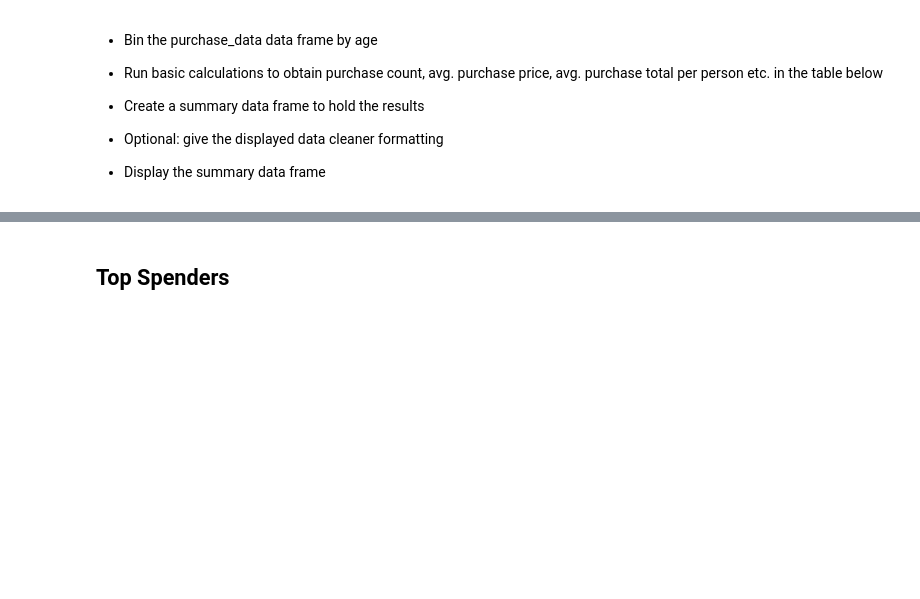
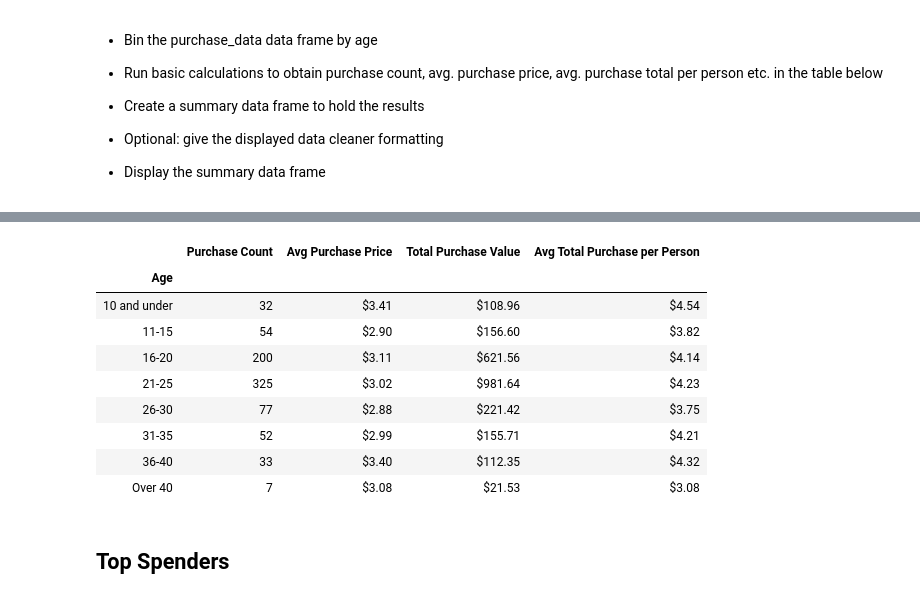
Before and after one commit to sruelle/pandas-challenge, a Jupyter notebook: HeroesofPymoli/HeroesOfPymoli_starter.ipynb, the cells around one changed output, grey strips where cells are left out. Drawn from its saved outputs; the diff is of its cells as text; code cells hidden in the pictures; blank space fills up the shorter version.

```diff
--- a/HeroesofPymoli/HeroesOfPymoli_starter.ipynb
+++ b/HeroesofPymoli/HeroesOfPymoli_starter.ipynb
@@ -187,3 +276,50 @@ pd.DataFrame(purchase_data["Gender"].value_counts())
+# %%
+#set empty lists for avg purchase price and avg purchase binned by age
+ageAvgPurchasePrice = []
+ageAvgPurchase = []
+
+#for each age bin, calculate avg purchase price and avg purchase per person
+for i in range(len(ageBinNames)):
+    ageAvgPurchasePrice.append(ageValue[i] / agePurchasesList[i])
+    ageAvgPurchase.append(ageValue[i] / ageCountList[i])
+
+#create age purchase analysis table
+agePurchaseAnalysis = pd.DataFrame({"Age": ageBinNames,
+                                     "Purchase Count": agePurchasesList,
+                                    "Avg Purchase Price": ageAvgPurchasePrice,
+                                     "Total Purchase Value": ageValue,
+                                    "Avg Total Purchase per Person": ageAvgPurchase
+                                    })
+
+agePurchaseAnalysis = agePurchaseAnalysis[["Age",
+                                           "Purchase Count",
+                                           "Avg Purchase Price",
+                                           "Total Purchase Value",
+                                           "Avg Total Purchase per Person"
+                                          ]]
+
+#format average purchase price, total purchase value, and avg total purchase per person as currency
+agePurchaseAnalysis["Avg Purchase Price"] = agePurchaseAnalysis["Avg Purchase Price"].map("${:.2f}".format)
+agePurchaseAnalysis["Total Purchase Value"] = agePurchaseAnalysis["Total Purchase Value"].map("${:.2f}".format)
+agePurchaseAnalysis["Avg Total Purchase per Person"] = agePurchaseAnalysis["Avg Total Purchase per Person"].map("${:.2f}".format)
+
+agePurchaseAnalysis
+
+#convert age column to index
+indexedAgePurchaseAnalysis = agePurchaseAnalysis.set_index("Age")
+
+indexedAgePurchaseAnalysis
+# %% [output]
+|  | Purchase Count | Avg Purchase Price | Total Purchase Value | Avg Total Purchase per Person |
+| Age |  |  |  |  |
+| 10 and under | 32 | $3.41 | $108.96 | $4.54 |
+| 11-15 | 54 | $2.90 | $156.60 | $3.82 |
+| 16-20 | 200 | $3.11 | $621.56 | $4.14 |
+| 21-25 | 325 | $3.02 | $981.64 | $4.23 |
+| 26-30 | 77 | $2.88 | $221.42 | $3.75 |
+| 31-35 | 52 | $2.99 | $155.71 | $4.21 |
+| 36-40 | 33 | $3.40 | $112.35 | $4.32 |
+| Over 40 | 7 | $3.08 | $21.53 | $3.08 |
 # %% [markdown]
 ## Top Spenders
 # %% [markdown]
```
Also changed, not shown: parts of 13 cells of this notebook.
